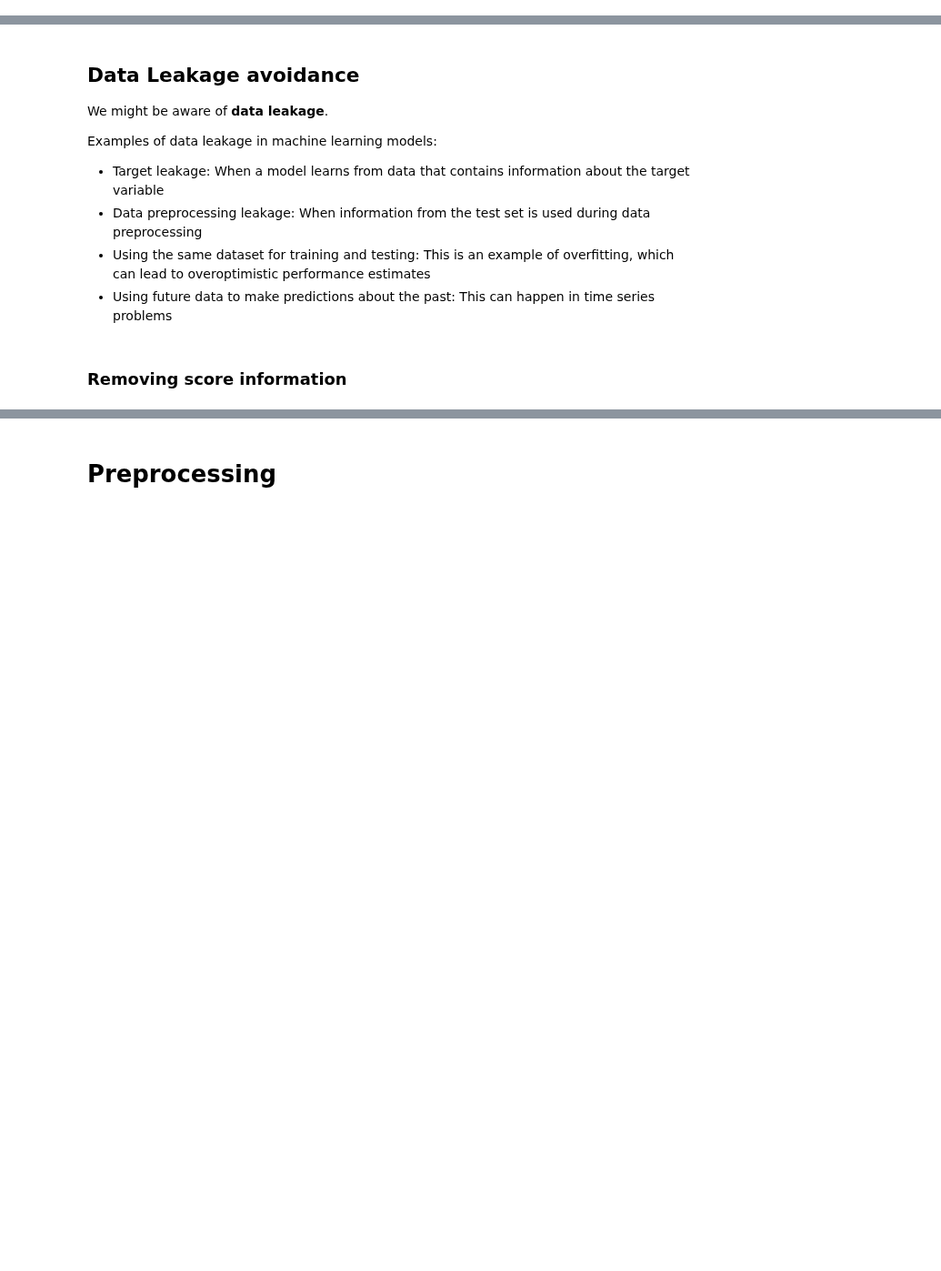
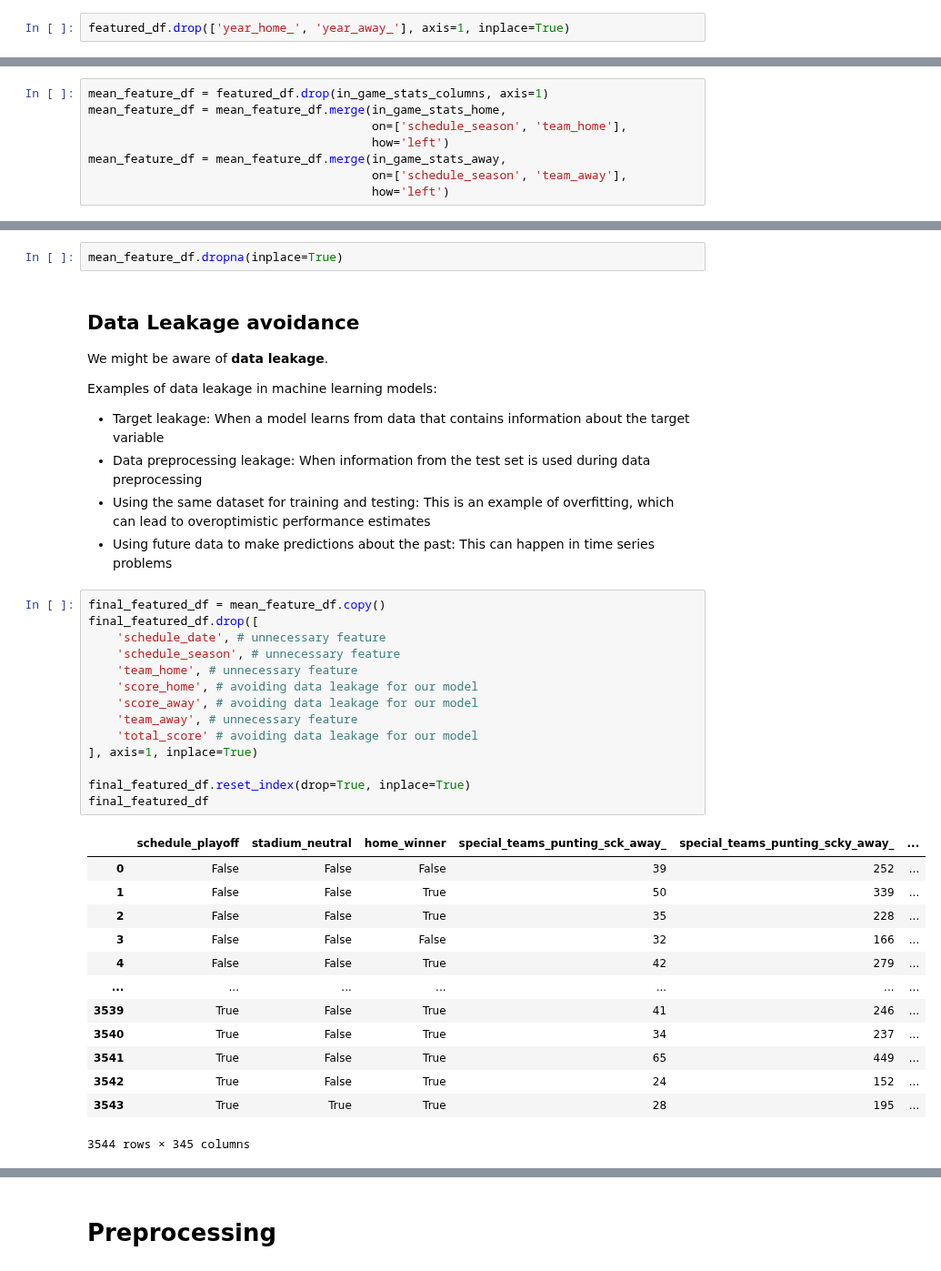
Before and after one commit to rafabandoni/nfl-predict, a Jupyter notebook: notebooks/02_nfl_predict_class.ipynb, the cells around one changed output, grey strips where cells are left out. Shown at 91% size. Cells and saved outputs as stored; diff of their text form; blank space fills up the shorter version.

Commit message:
finished creating feature df - pending cleaning preprocessing data

```diff
--- a/notebooks/02_nfl_predict_class.ipynb
+++ b/notebooks/02_nfl_predict_class.ipynb
@@ -26,3 +28,5 @@ featured_df = treated_df.copy()
+# %%
+featured_df.drop(['year_home_', 'year_away_'], axis=1, inplace=True)
 # %% [markdown]
 ## Lag
 
@@ -227,0 +207,8 @@ Index(['defense_downs_3rd_att_home_', 'defense_downs_3rd_md_home_',
+# %%
+mean_feature_df = featured_df.drop(in_game_stats_columns, axis=1)
+mean_feature_df = mean_feature_df.merge(in_game_stats_home,
+                                        on=['schedule_season', 'team_home'],
+                                        how='left')
+mean_feature_df = mean_feature_df.merge(in_game_stats_away,
+                                        on=['schedule_season', 'team_away'],
+                                        how='left')
@@ -228,3 +217,5 @@ Index(['defense_downs_3rd_att_home_', 'defense_downs_3rd_md_home_',
+# %%
+mean_feature_df.dropna(inplace=True)
 # %% [markdown]
 ## Data Leakage avoidance
 
@@ -235,5 +226,31 @@ Examples of data leakage in machine learning models:
 * Data preprocessing leakage: When information from the test set is used during data preprocessing
 * Using the same dataset for training and testing: This is an example of overfitting, which can lead to overoptimistic performance estimates
 * Using future data to make predictions about the past: This can happen in time series problems
-# %% [markdown]
-### Removing score information
+# %%
+final_featured_df = mean_feature_df.copy()
+final_featured_df.drop([
+    'schedule_date', # unnecessary feature
+    'schedule_season', # unnecessary feature
+    'team_home', # unnecessary feature
+    'score_home', # avoiding data leakage for our model
+    'score_away', # avoiding data leakage for our model
+    'team_away', # unnecessary feature
+    'total_score' # avoiding data leakage for our model
+], axis=1, inplace=True)
+
+final_featured_df.reset_index(drop=True, inplace=True)
+final_featured_df
+# %% [output]
+|  | schedule_playoff | stadium_neutral | home_winner | special_teams_punting_sck_away_ | special_teams_punting_scky_away_ | ... |
+| 0 | False | False | False | 39 | 252 | ... |
+| 1 | False | False | True | 50 | 339 | ... |
+| 2 | False | False | True | 35 | 228 | ... |
+| 3 | False | False | False | 32 | 166 | ... |
+| 4 | False | False | True | 42 | 279 | ... |
+| ... | ... | ... | ... | ... | ... | ... |
+| 3539 | True | False | True | 41 | 246 | ... |
+| 3540 | True | False | True | 34 | 237 | ... |
+| 3541 | True | False | True | 65 | 449 | ... |
+| 3542 | True | False | True | 24 | 152 | ... |
+| 3543 | True | True | True | 28 | 195 | ... |
+3544 rows × 345 columns
```
Also changed, not shown: parts of 10 cells of this notebook.
